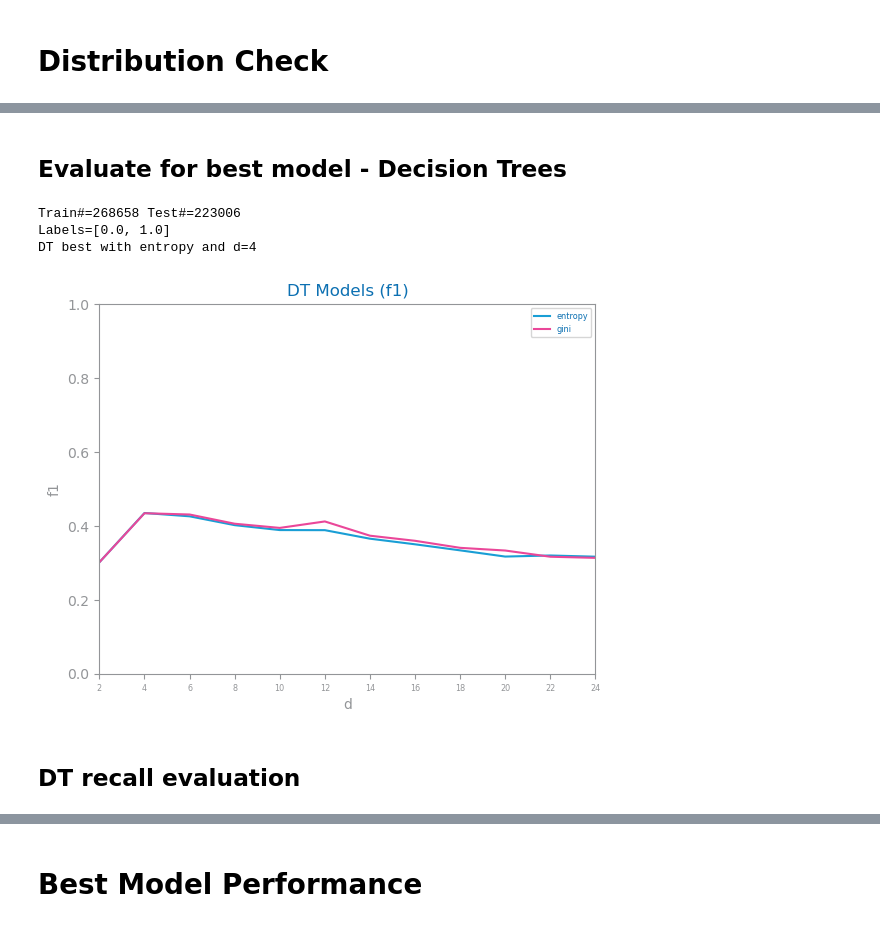
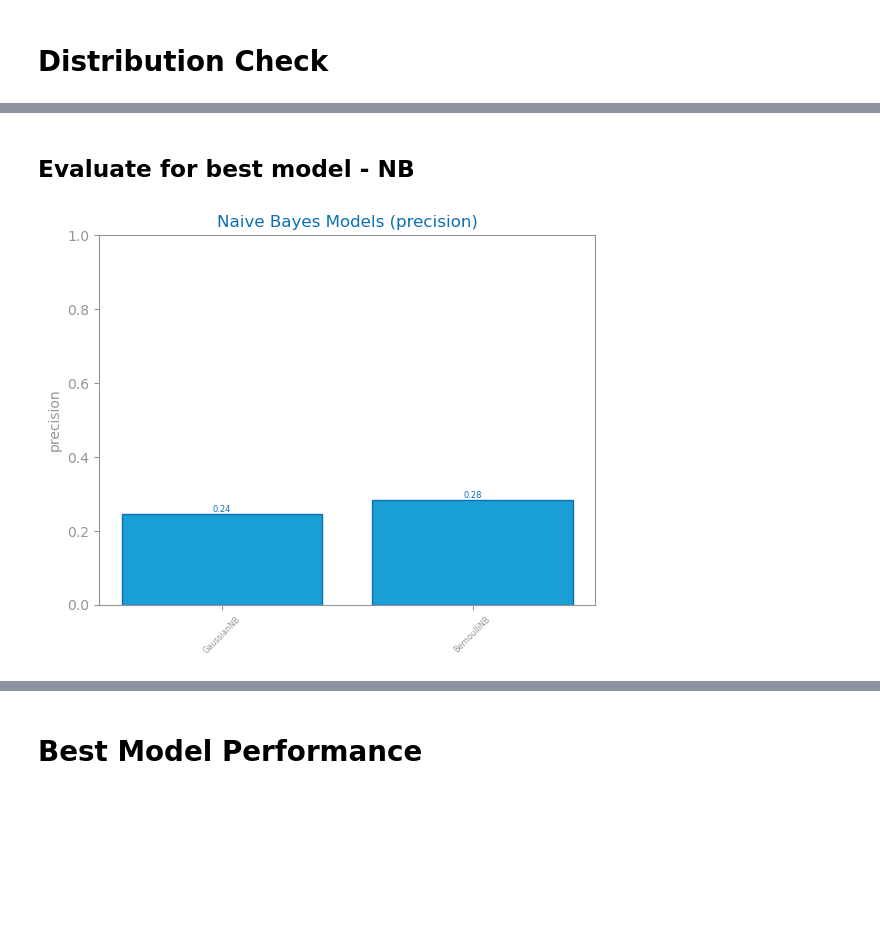
Before and after one commit to jvanalytics/ist_dash_2024_rec, a Jupyter notebook: notebooks/google_merch_store/8_ga4_merch_eval_NB.ipynb, the cells around one changed output, grey strips where cells are left out. Saved outputs shown, nothing was run; the diff lists cells and outputs as text; code cells hidden in the pictures; blank space fills up the shorter version.

```diff
--- a/notebooks/google_merch_store/8_ga4_merch_eval_NB.ipynb
+++ b/notebooks/google_merch_store/8_ga4_merch_eval_NB.ipynb
@@ -31,7 +31,6 @@ test_data=False
 evaluate=True
 # evaluate=False
 
-
 if test_data==True:
 
     data=pd.read_csv(f"{filepath}.csv")
@@ -40,9 +39,13 @@ if test_data==True:
     train= pd.read_csv(train_filepath)
 
     # sample
-    data=data.sample(frac=0.05, replace=False)
-    test=test.sample(frac=0.05, replace=False)
-    train=train.sample(frac=0.05, replace=False)
+    data = data.groupby('day_of_year').apply(lambda x: sample_per_day(x, 0.01)).reset_index(drop=True)
+    test = test.groupby('day_of_year').apply(lambda x: sample_per_day(x, 0.01)).reset_index(drop=True)
+    train = train.groupby('day_of_year').apply(lambda x: sample_per_day(x, 0.01)).reset_index(drop=True)
+
+    # data=data.sample(frac=0.05, replace=False)
+    # test=test.sample(frac=0.05, replace=False)
+    # train=train.sample(frac=0.05, replace=False)
 
 
 else:
@@ -50,7 +53,10 @@ else:
     test= pd.read_csv(test_filepath)
     train= pd.read_csv(train_filepath)
 
-
+    # larger sample 10%
+    # data = data.groupby('day_of_year').apply(lambda x: sample_per_day(x, 0.1)).reset_index(drop=True)
+    # test = test.groupby('day_of_year').apply(lambda x: sample_per_day(x, 0.1)).reset_index(drop=True)
+    # train = train.groupby('day_of_year').apply(lambda x: sample_per_day(x, 0.1)).reset_index(drop=True)
 
 
 target='returning_user'
@@ -122,23 +169,16 @@ show()
 # %% [markdown]
-## Evaluate for best model - Decision Trees
+## Evaluate for best model - NB
 # %%
 if evaluate==True:
 
-    trnX, tstX, trnY, tstY, labels, vars = read_train_test_from_files(train, test, target)
-    print(f'Train#={len(trnX)} Test#={len(tstX)}')
-    print(f'Labels={labels}')
+
 
     figure()
 
-    eval_metric = 'f1'
+    eval_metric = 'precision'
 
-    best_model, params = trees_study(trnX, trnY, tstX, tstY, d_max=25, metric=eval_metric)
+    best_model, params = naive_Bayes_study(trnX, trnY, tstX, tstY, metric=eval_metric)
     savefig(f'images/{file_tag}_dt_{eval_metric}_study.png')
     show()
 # %% [output]
-Train#=268658 Test#=223006
-Labels=[0.0, 1.0]
-DT best with entropy and d=4
-[figure, old version]
+[figure, new version]
-# %% [markdown]
-## DT recall evaluation
```
Also changed, not shown: parts of 21 cells of this notebook, 21 other files.
